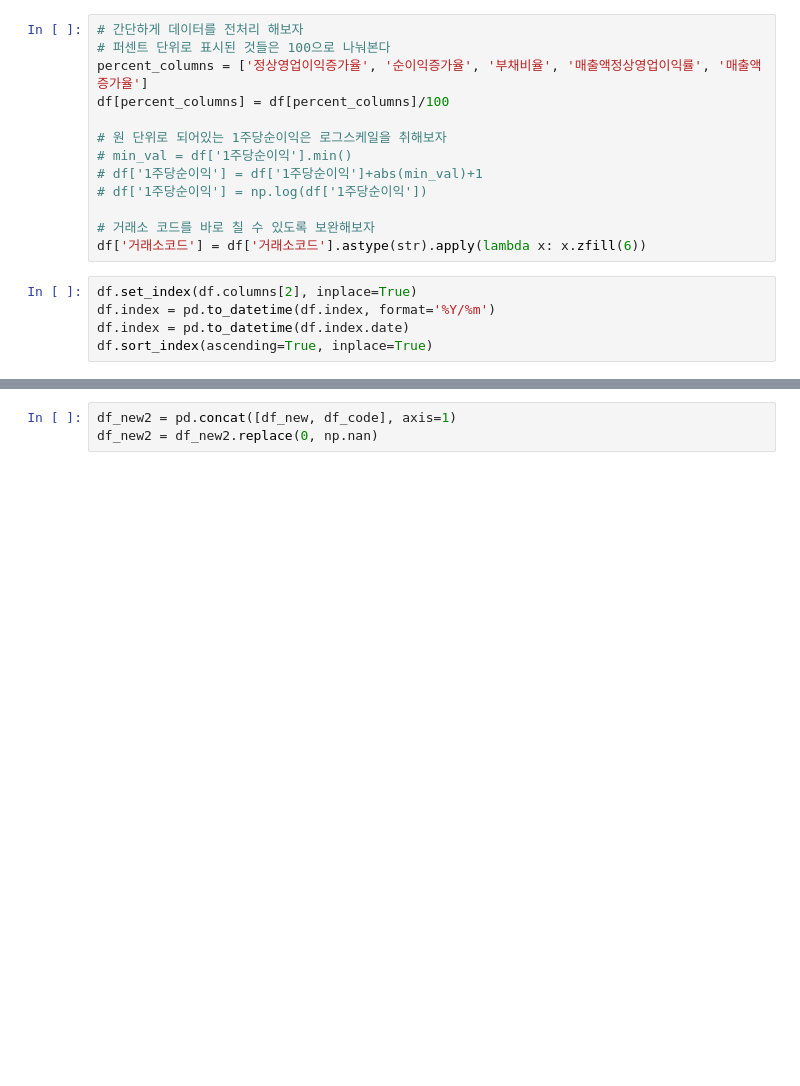
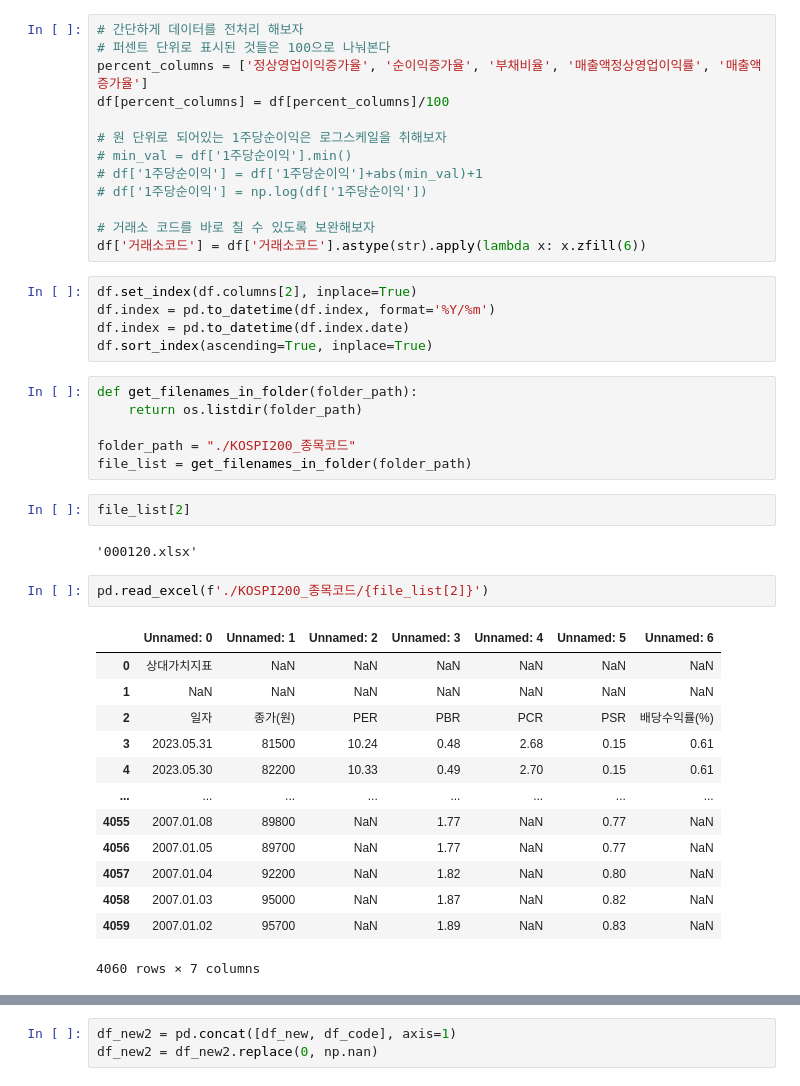
Before and after one commit to Meermeer/Projects, a Jupyter notebook: 사후수익률뽑자.ipynb, the cells around one changed output, grey strips where cells are left out. Saved outputs shown, nothing was run; the diff lists cells and outputs as text; blank space fills up the shorter version.

```diff
--- a/사후수익률뽑자.ipynb
+++ b/사후수익률뽑자.ipynb
@@ -67,4 +67,30 @@ df.set_index(df.columns[2], inplace=True)
 df.index = pd.to_datetime(df.index, format='%Y/%m')
 df.index = pd.to_datetime(df.index.date)
 df.sort_index(ascending=True, inplace=True)
+# %%
+def get_filenames_in_folder(folder_path):
+    return os.listdir(folder_path)
+
+folder_path = "./KOSPI200_종목코드"
+file_list = get_filenames_in_folder(folder_path)
+# %%
+file_list[2]
+# %% [output]
+'000120.xlsx'
+# %%
+pd.read_excel(f'./KOSPI200_종목코드/{file_list[2]}')
+# %% [output]
+|  | Unnamed: 0 | Unnamed: 1 | Unnamed: 2 | Unnamed: 3 | Unnamed: 4 | Unnamed: 5 | Unnamed: 6 |
+| 0 | 상대가치지표 | NaN | NaN | NaN | NaN | NaN | NaN |
+| 1 | NaN | NaN | NaN | NaN | NaN | NaN | NaN |
+| 2 | 일자 | 종가(원) | PER | PBR | PCR | PSR | 배당수익률(%) |
+| 3 | 2023.05.31 | 81500 | 10.24 | 0.48 | 2.68 | 0.15 | 0.61 |
+| 4 | 2023.05.30 | 82200 | 10.33 | 0.49 | 2.70 | 0.15 | 0.61 |
+| ... | ... | ... | ... | ... | ... | ... | ... |
+| 4055 | 2007.01.08 | 89800 | NaN | 1.77 | NaN | 0.77 | NaN |
+| 4056 | 2007.01.05 | 89700 | NaN | 1.77 | NaN | 0.77 | NaN |
+| 4057 | 2007.01.04 | 92200 | NaN | 1.82 | NaN | 0.80 | NaN |
+| 4058 | 2007.01.03 | 95000 | NaN | 1.87 | NaN | 0.82 | NaN |
+| 4059 | 2007.01.02 | 95700 | NaN | 1.89 | NaN | 0.83 | NaN |
+4060 rows × 7 columns
 # %%
```
Also changed, not shown: parts of 10 cells of this notebook, 2 other files.
